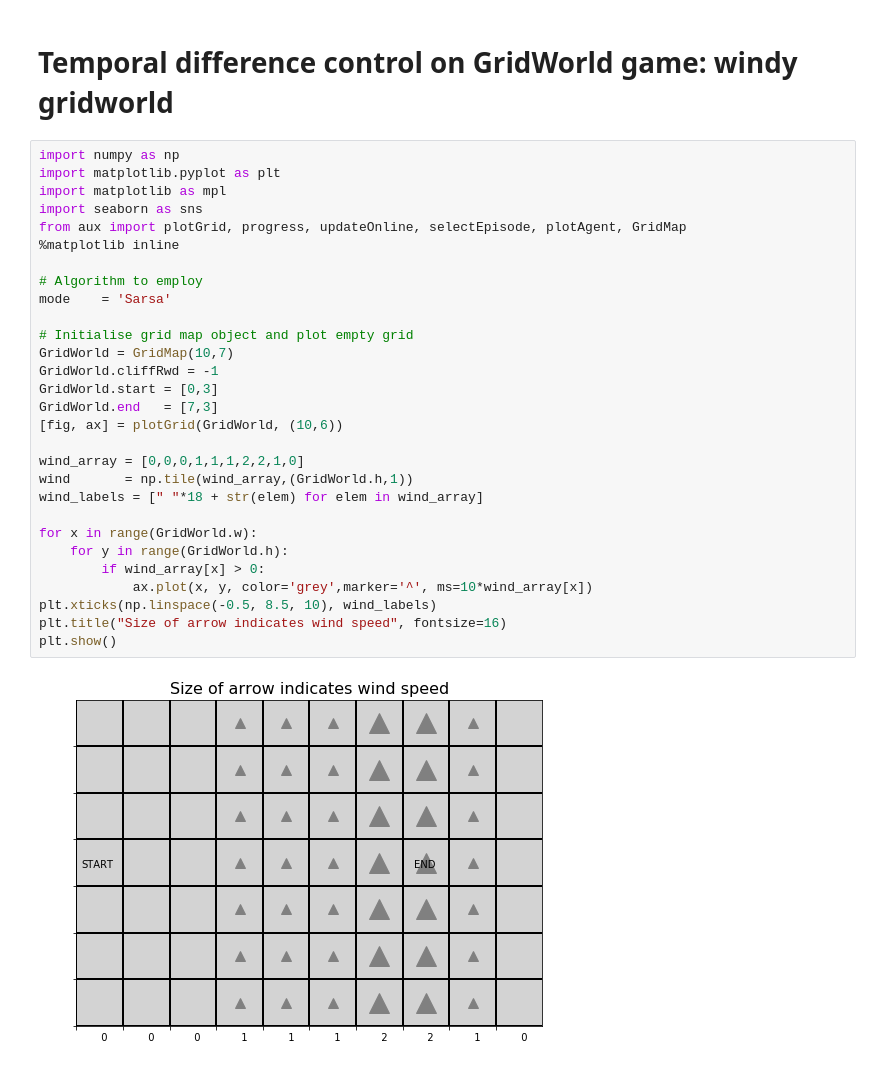
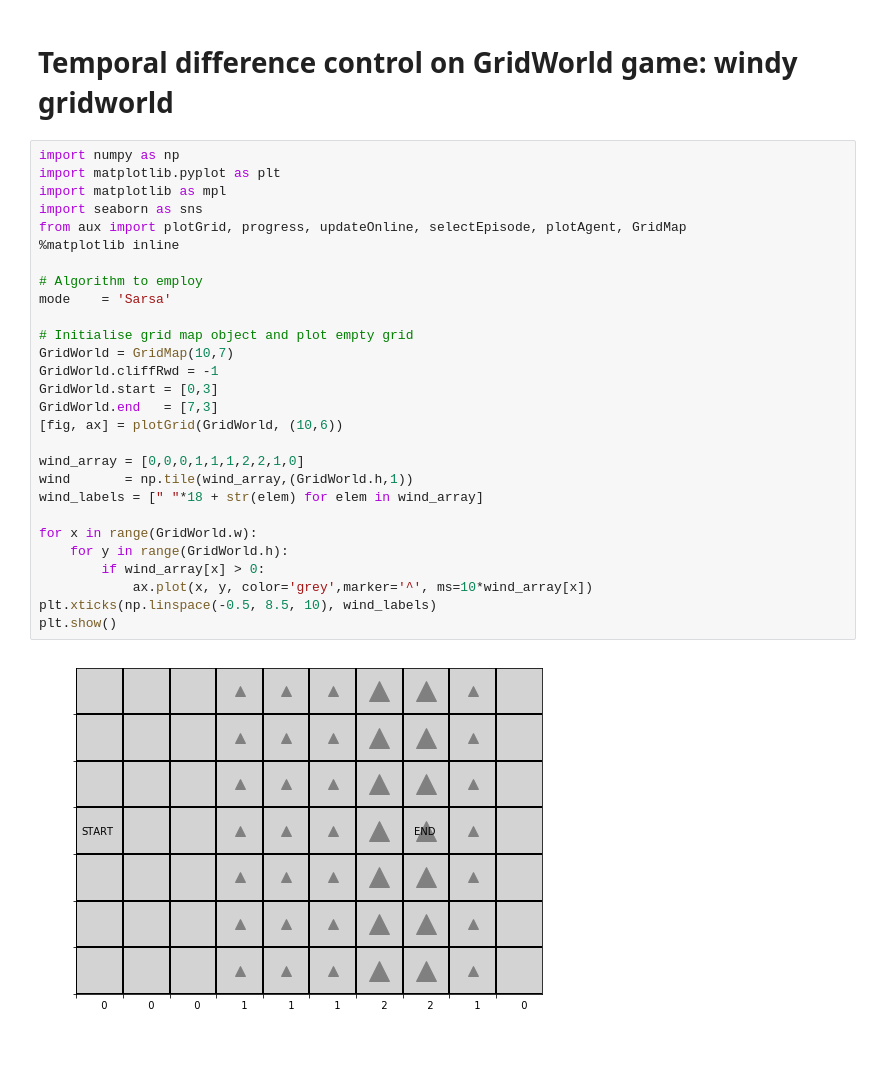
Before and after one commit to paulafernalia/reinforcement-learning-gridworld, a Jupyter notebook: windyGirdworld.ipynb, the cells around one changed output. Cells and saved outputs as stored; diff of their text form.

```diff
--- a/windyGirdworld.ipynb
+++ b/windyGirdworld.ipynb
@@ -3,34 +3,33 @@
 # %%
 import numpy as np
 import matplotlib.pyplot as plt
 import matplotlib as mpl
 import seaborn as sns
 from aux import plotGrid, progress, updateOnline, selectEpisode, plotAgent, GridMap
 %matplotlib inline
 
 # Algorithm to employ
 mode    = 'Sarsa'
 
 # Initialise grid map object and plot empty grid
 GridWorld = GridMap(10,7)
 GridWorld.cliffRwd = -1
 GridWorld.start = [0,3]
 GridWorld.end   = [7,3]
 [fig, ax] = plotGrid(GridWorld, (10,6))
 
 wind_array = [0,0,0,1,1,1,2,2,1,0]
 wind       = np.tile(wind_array,(GridWorld.h,1))
 wind_labels = [" "*18 + str(elem) for elem in wind_array]
 
 for x in range(GridWorld.w):
     for y in range(GridWorld.h):
         if wind_array[x] > 0:
             ax.plot(x, y, color='grey',marker='^', ms=10*wind_array[x])
 plt.xticks(np.linspace(-0.5, 8.5, 10), wind_labels)
-plt.title("Size of arrow indicates wind speed", fontsize=16)
 plt.show()
 # %% [output]
-[figure, old version]
+[figure, new version]
 # %%
 %matplotlib notebook
 # Algorithm to employ
```
Also changed, not shown: parts of 5 cells of this notebook.
